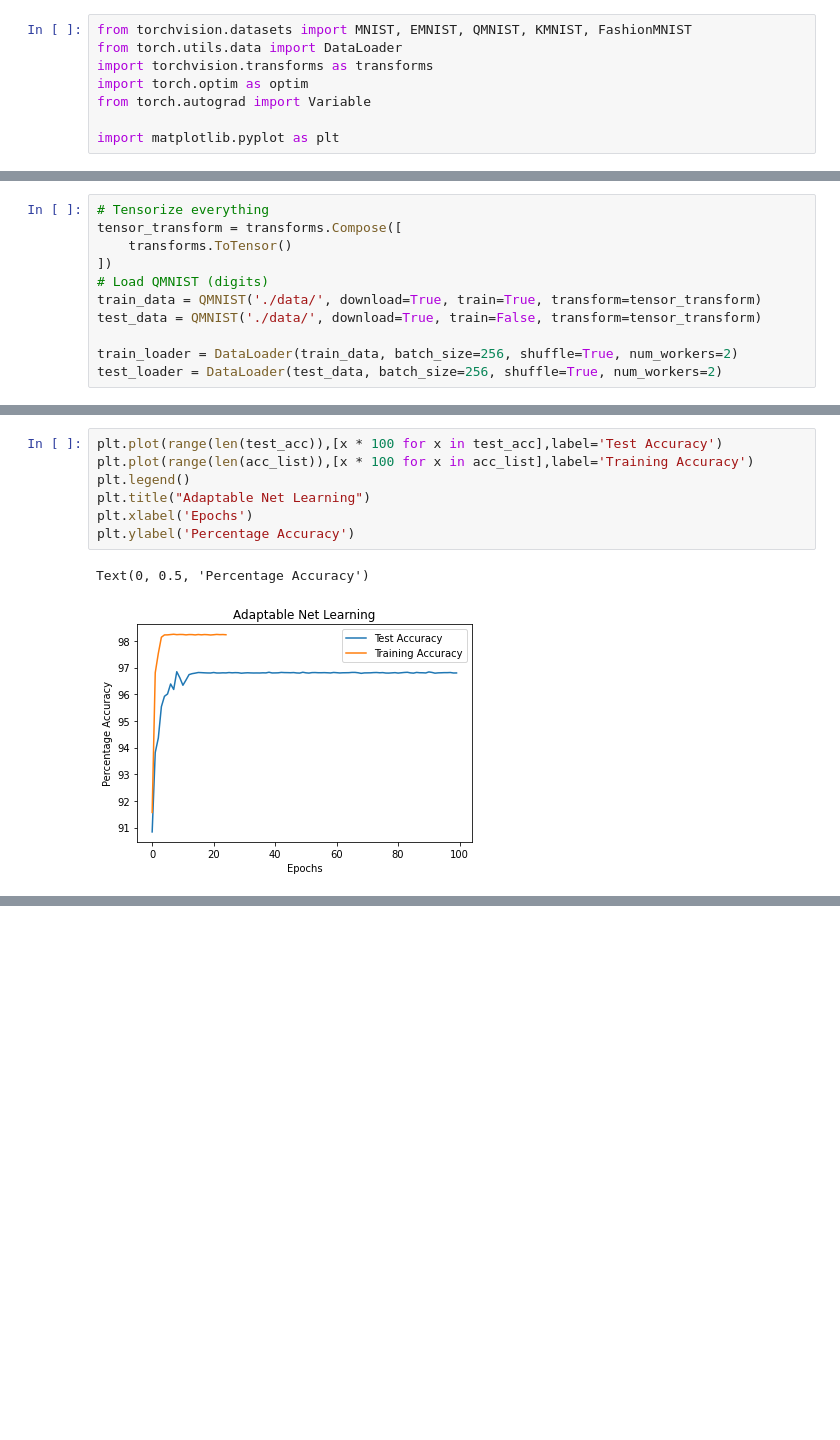
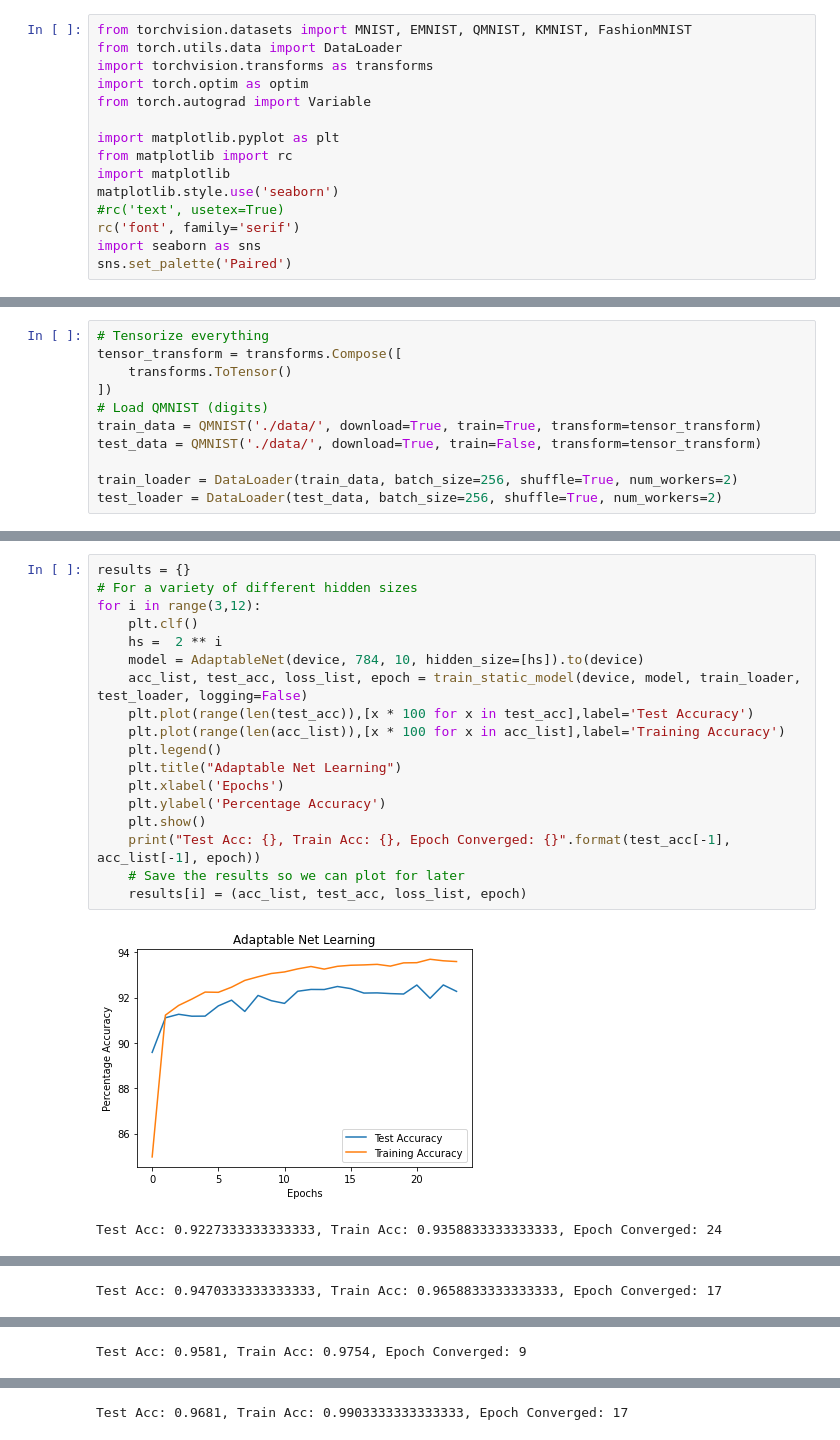
Before and after one commit to aguerra7002/AdaptableNNs, a Jupyter notebook: AdaptableNetworkTesting.ipynb, the cells around one changed output, grey strips where cells are left out. Saved outputs shown, nothing was run; the diff lists cells and outputs as text; blank space fills up the shorter version.

```diff
--- a/AdaptableNetworkTesting.ipynb
+++ b/AdaptableNetworkTesting.ipynb
@@ -90,6 +90,13 @@ import torch.optim as optim
 from torch.autograd import Variable
 
 import matplotlib.pyplot as plt
+from matplotlib import rc
+import matplotlib
+matplotlib.style.use('seaborn')
+#rc('text', usetex=True)
+rc('font', family='serif')
+import seaborn as sns
+sns.set_palette('Paired')
 # %% [output]
 In C:\Users\alexg\Anaconda3\lib\site-packages\matplotlib\mpl-data\stylelib\_classic_test.mplstyle:
 The text.latex.preview rcparam was deprecated in Matplotlib 3.3 and will be removed two minor releases later.
@@ -230,10 +202,21 @@ Epoch [25/25], Step [200/235], Loss: 0.0671, Accuracy: 98.20%
 # %%
-plt.plot(range(len(test_acc)),[x * 100 for x in test_acc],label='Test Accuracy')
-plt.plot(range(len(acc_list)),[x * 100 for x in acc_list],label='Training Accuracy')
-plt.legend()
-plt.title("Adaptable Net Learning")
-plt.xlabel('Epochs')
-plt.ylabel('Percentage Accuracy')
+results = {}
+# For a variety of different hidden sizes
+for i in range(3,12):
+    plt.clf()
+    hs =  2 ** i
+    model = AdaptableNet(device, 784, 10, hidden_size=[hs]).to(device)
+    acc_list, test_acc, loss_list, epoch = train_static_model(device, model, train_loader, test_loader, logging=False)
+    plt.plot(range(len(test_acc)),[x * 100 for x in test_acc],label='Test Accuracy')
+    plt.plot(range(len(acc_list)),[x * 100 for x in acc_list],label='Training Accuracy')
+    plt.legend()
+    plt.title("Adaptable Net Learning")
+    plt.xlabel('Epochs')
+    plt.ylabel('Percentage Accuracy')
+    plt.show()
+    print("Test Acc: {}, Train Acc: {}, Epoch Converged: {}".format(test_acc[-1], acc_list[-1], epoch))
+    # Save the results so we can plot for later
+    results[i] = (acc_list, test_acc, loss_list, epoch)
 # %% [output]
+[figure, new version]
-Text(0, 0.5, 'Percentage Accuracy')
+Test Acc: 0.9227333333333333, Train Acc: 0.9358833333333333, Epoch Converged: 24
-[figure, old version]
@@ -239,0 +224 @@ Text(0, 0.5, 'Percentage Accuracy')
+Test Acc: 0.9470333333333333, Train Acc: 0.9658833333333333, Epoch Converged: 17
@@ -239,0 +226 @@ Text(0, 0.5, 'Percentage Accuracy')
+Test Acc: 0.9581, Train Acc: 0.9754, Epoch Converged: 9
@@ -239,0 +228 @@ Text(0, 0.5, 'Percentage Accuracy')
+Test Acc: 0.9681, Train Acc: 0.9903333333333333, Epoch Converged: 17
```
Also changed, not shown: parts of 11 cells of this notebook, 1 other file.
